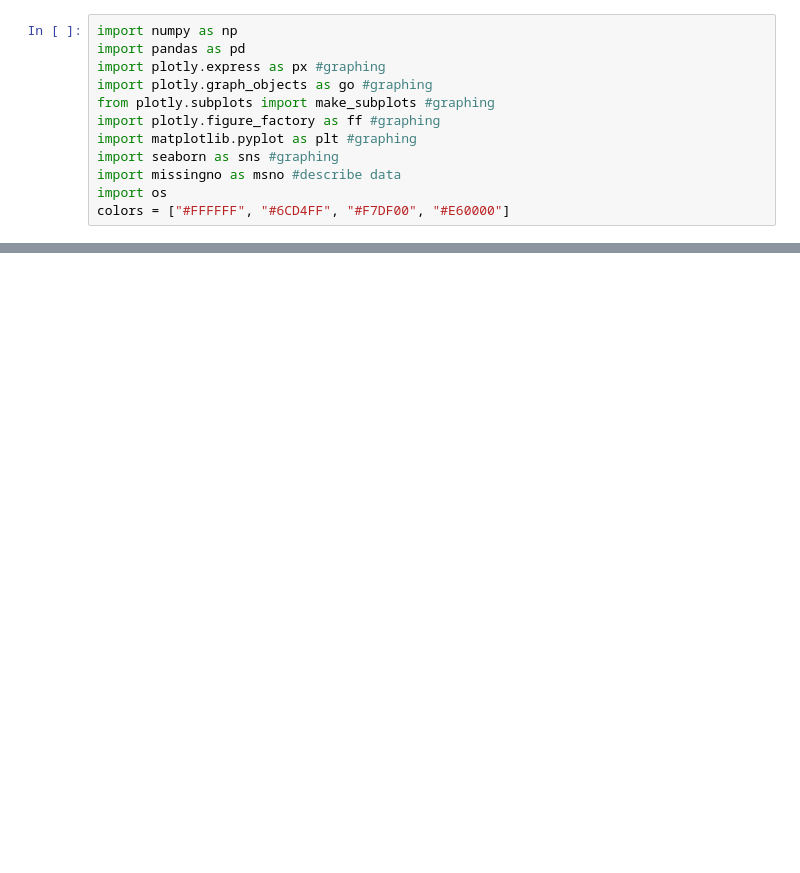
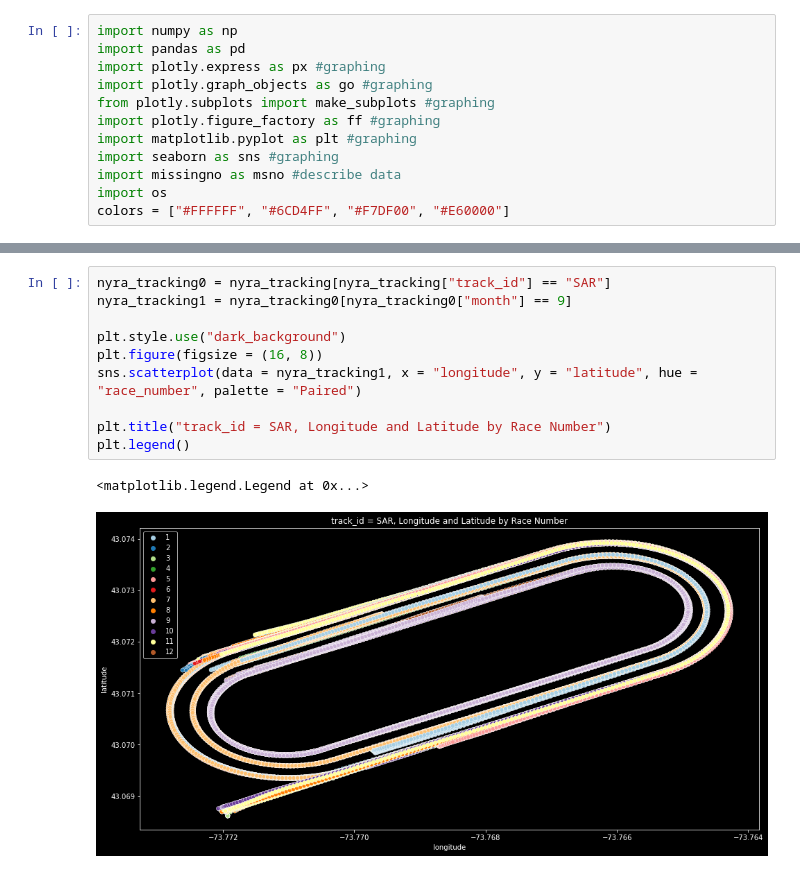
Before and after one commit to YuLim2/Kaggle, a Jupyter notebook: BigData_Derby2022/Derby2022_EDA.ipynb, the cells around one changed output, grey strips where cells are left out. Saved outputs shown, nothing was run; the diff lists cells and outputs as text; blank space fills up the shorter version.

```diff
--- a/BigData_Derby2022/Derby2022_EDA.ipynb
+++ b/BigData_Derby2022/Derby2022_EDA.ipynb
@@ -56,0 +157,13 @@ colors = ["#FFFFFF", "#6CD4FF", "#F7DF00", "#E60000"]
+# %%
+nyra_tracking0 = nyra_tracking[nyra_tracking["track_id"] == "SAR"]
+nyra_tracking1 = nyra_tracking0[nyra_tracking0["month"] == 9]
+
+plt.style.use("dark_background")
+plt.figure(figsize = (16, 8))
+sns.scatterplot(data = nyra_tracking1, x = "longitude", y = "latitude", hue = "race_number", palette = "Paired")
+
+plt.title("track_id = SAR, Longitude and Latitude by Race Number")
+plt.legend()
+# %% [output]
+<matplotlib.legend.Legend at 0x...>
+[figure, added]
```
Also changed, not shown: parts of 11 cells of this notebook.
